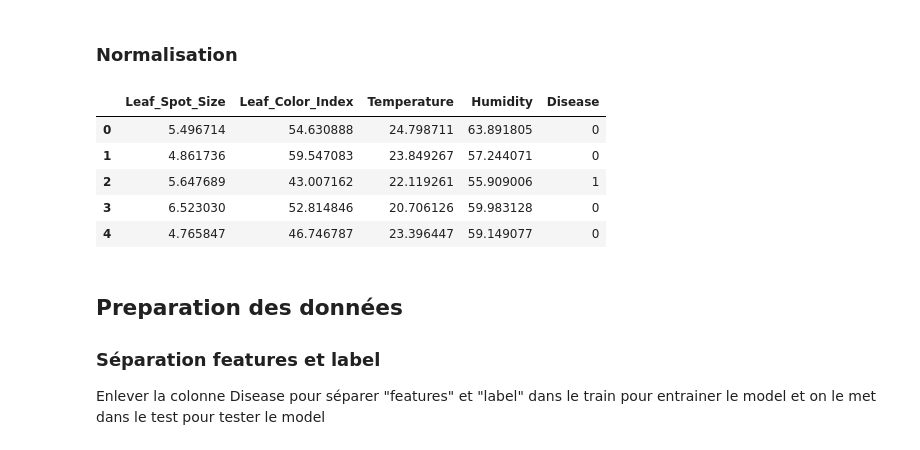
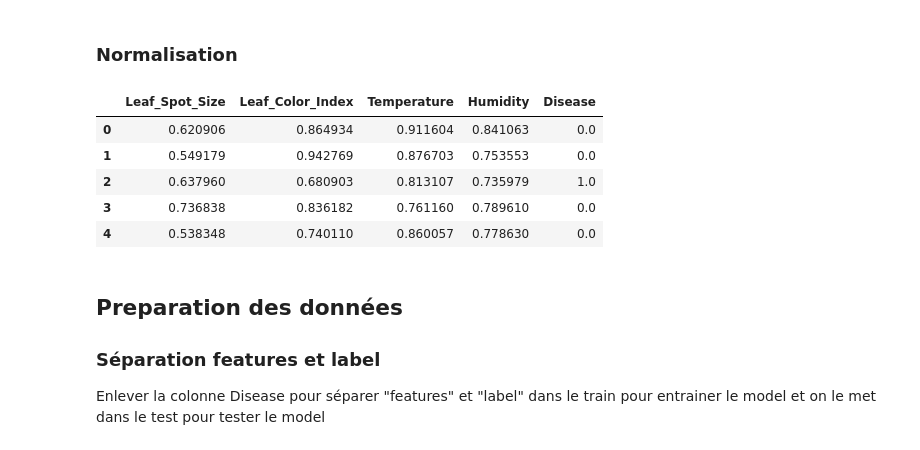
Before and after one commit to leopaul29/Alyra-Jardibot, a Jupyter notebook: projet1/test.ipynb, the cells around one changed output. Saved outputs shown, nothing was run; the diff lists cells and outputs as text; code cells hidden in the pictures.

```diff
--- a/projet1/test.ipynb
+++ b/projet1/test.ipynb
@@ -135,16 +135,16 @@ df.head()
 # %%
 from sklearn.preprocessing import MaxAbsScaler
 
-transformer = MaxAbsScaler().fit(df)
-transformer.transform(df)
+scaler = MaxAbsScaler()
+df[df.columns] = scaler.fit_transform(df[df.columns])
 df.head()
 # %% [output]
 |  | Leaf_Spot_Size | Leaf_Color_Index | Temperature | Humidity | Disease |
-| 0 | 5.496714 | 54.630888 | 24.798711 | 63.891805 | 0 |
-| 1 | 4.861736 | 59.547083 | 23.849267 | 57.244071 | 0 |
-| 2 | 5.647689 | 43.007162 | 22.119261 | 55.909006 | 1 |
-| 3 | 6.523030 | 52.814846 | 20.706126 | 59.983128 | 0 |
-| 4 | 4.765847 | 46.746787 | 23.396447 | 59.149077 | 0 |
+| 0 | 0.620906 | 0.864934 | 0.911604 | 0.841063 | 0.0 |
+| 1 | 0.549179 | 0.942769 | 0.876703 | 0.753553 | 0.0 |
+| 2 | 0.637960 | 0.680903 | 0.813107 | 0.735979 | 1.0 |
+| 3 | 0.736838 | 0.836182 | 0.761160 | 0.789610 | 0.0 |
+| 4 | 0.538348 | 0.740110 | 0.860057 | 0.778630 | 0.0 |
 # %% [markdown]
 ## Preparation des données
 
```
Also changed, not shown: parts of 40 cells of this notebook.
